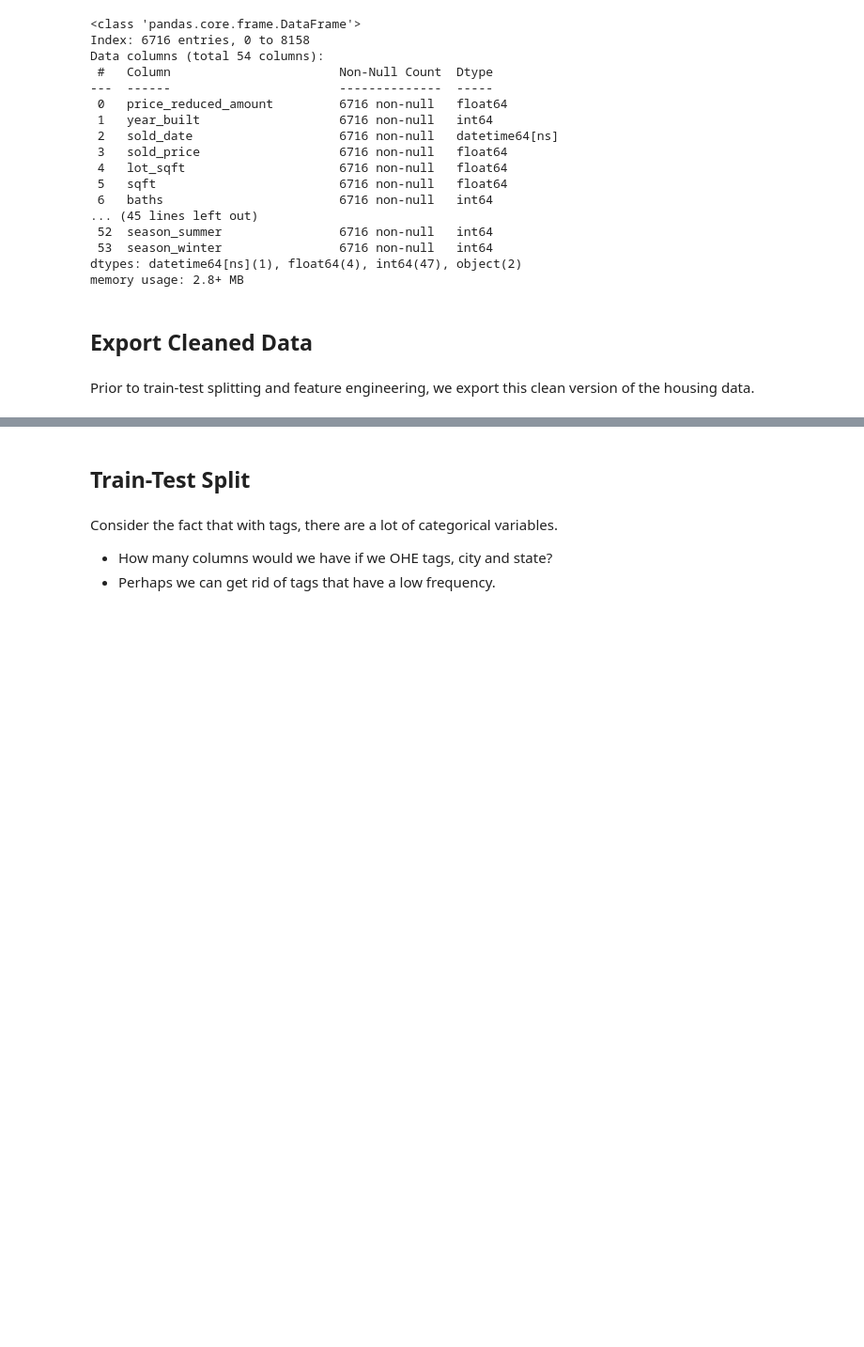
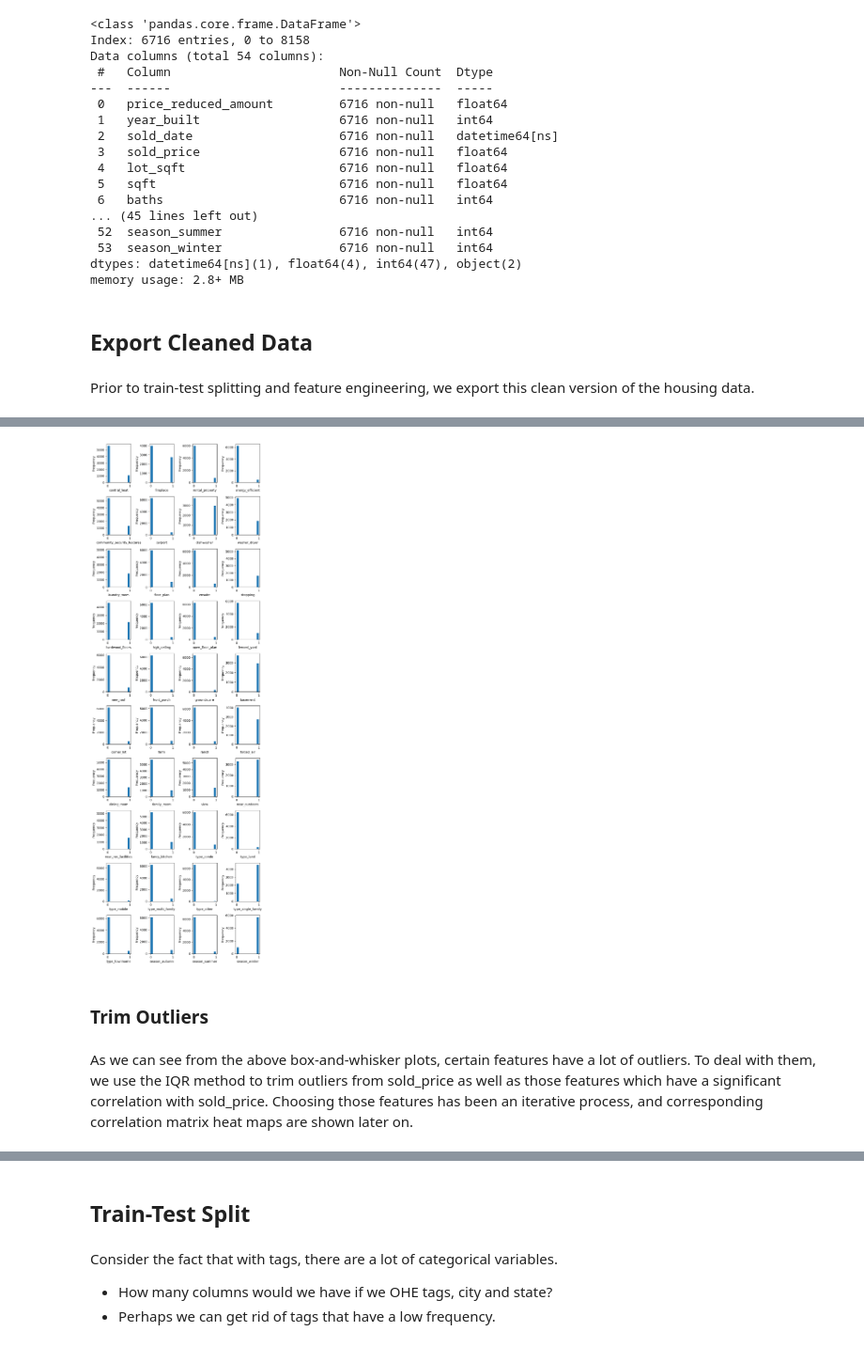
Before and after one commit to harnettd/midterm-project-machine-learning, a Jupyter notebook: notebooks/1-EDA-copy.ipynb, the cells around one changed output, grey strips where cells are left out. Shown at 94% size. Drawn from its saved outputs; the diff is of its cells as text; code cells hidden in the pictures; blank space fills up the shorter version.

```diff
--- a/notebooks/1-EDA-copy.ipynb
+++ b/notebooks/1-EDA-copy.ipynb
@@ -432,0 +460,20 @@ df.to_csv(filename, sep=',', header=True, index=False)
+# %%
+boolean_features = df.columns.to_list()[central_air_idx:]
+nrows, ncols = 10, 4
+fig, axes = plt.subplots(nrows=nrows, ncols=ncols, figsize=(8, 24))
+num_bools = len(boolean_features)
+for col in range(num_bools):
+    r = col // ncols
+    c = col % ncols
+    df[boolean_features[col]].plot(
+        kind='hist',
+        ax=axes[r, c],
+        xlabel=boolean_features[col]
+    )
+fig.tight_layout()
+# %% [output]
+[figure, added]
+# %% [markdown]
+### Trim Outliers
+# %% [markdown]
+As we can see from the above box-and-whisker plots, certain features have a lot of outliers. To deal with them, we use the IQR method to trim outliers from sold_price as well as those features which have a significant correlation with sold_price. Choosing those features has been an iterative process, and corresponding correlation matrix heat maps are shown later on.
```
Also changed, not shown: parts of 9 cells of this notebook.
